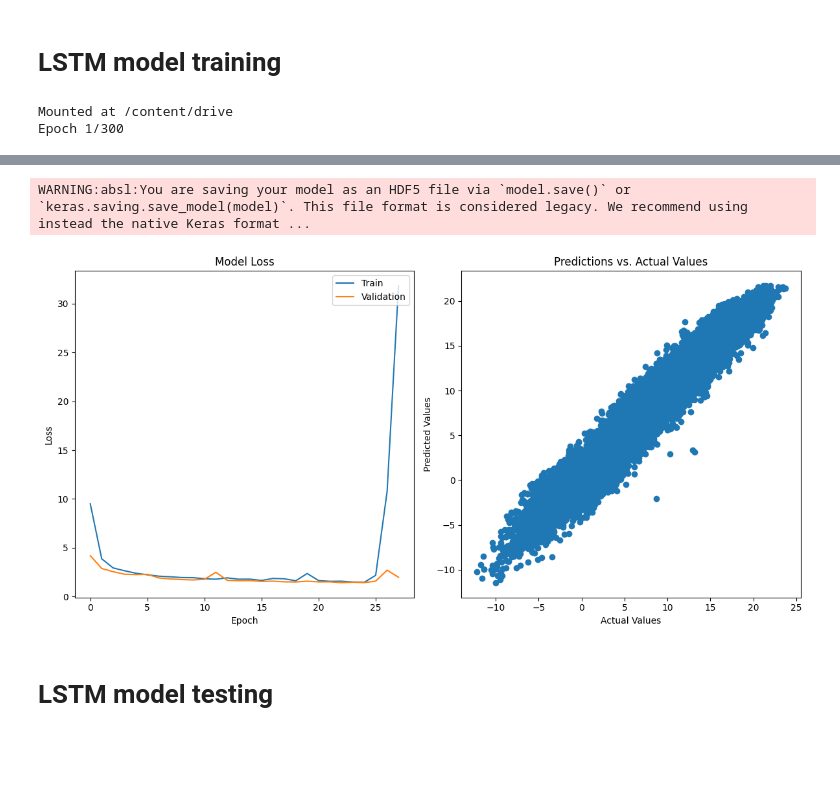
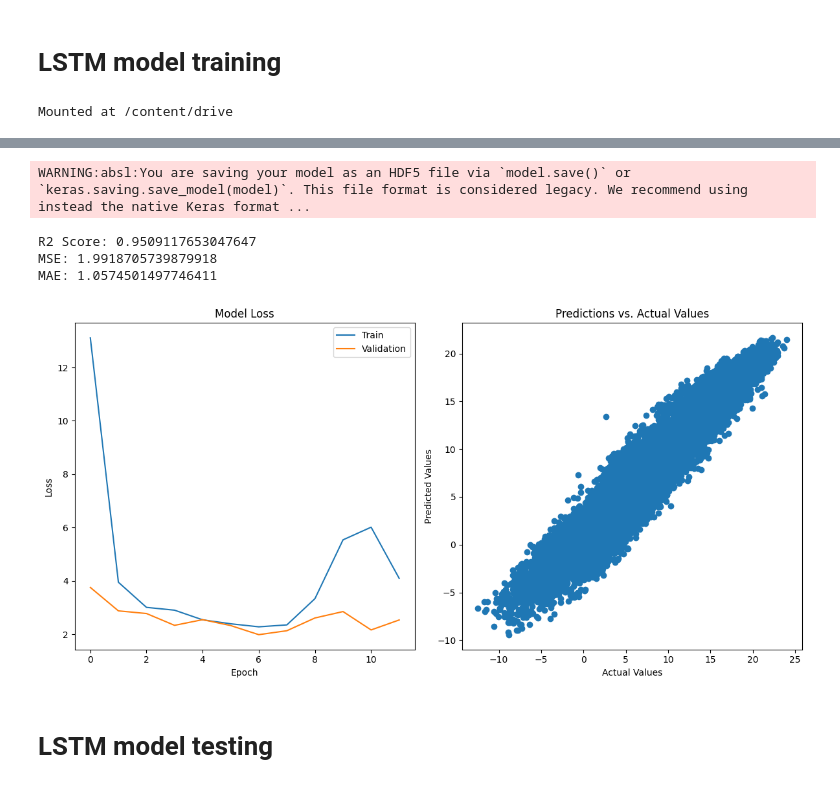
Before and after one commit to krish517/Temperature-prediction-using-different-machine-learning-models, a Jupyter notebook: Rasuwa/Codes/LSTM_TEMP_Rasuwa.ipynb, the cells around one changed output, grey strips where cells are left out. Saved outputs shown, nothing was run; the diff lists cells and outputs as text; code cells hidden in the pictures; blank space fills up the shorter version.

```diff
--- a/Rasuwa/Codes/LSTM_TEMP_Rasuwa.ipynb
+++ b/Rasuwa/Codes/LSTM_TEMP_Rasuwa.ipynb
@@ -11,7 +11,7 @@ from keras.models import Sequential
 from keras.layers import Dense, Dropout, LSTM
 from keras.optimizers import Adam
 from keras.callbacks import EarlyStopping
-from sklearn.metrics import r2_score
+from sklearn.metrics import r2_score,mean_squared_error, mean_absolute_error
 
 # Set a random seed for reproducibility
 np.random.seed(0)
@@ -21,7 +21,7 @@ from google.colab import drive
 drive.mount('/content/drive')
 
 # Load your dataset
-data = pd.read_csv("/content/drive/MyDrive/DataWind/2003_2022-rasuwa.csv")
+data = pd.read_csv("/content/drive/MyDrive/RESEARCH/temp pred/Rasuwa/Data/2003_2022_rasuwa.csv")
 
 # Changing datatype from int to float
 data["YEAR"] = data["YEAR"].astype(float)
@@ -72,8 +72,11 @@ print(f'Test Loss: {test_loss}')
 # Calculate R-squared (R2) error
 y_pred = model.predict(X_test.reshape(X_test.shape[0], X_test.shape[1], 1))
 r2 = r2_score(y_test, y_pred)
+mse = mean_squared_error(y_test, y_pred)
+mae = mean_absolute_error(y_test, y_pred)
 print(f'R2 Score: {r2}')
-
+print(f'MSE: {mse}')
+print(f'MAE: {mae}')
 # Plot training history
 plt.figure(figsize=(12, 6))
 plt.subplot(1, 2, 1)
@@ -97,4 +100,3 @@ plt.tight_layout()
 model.save('/content/drive/MyDrive/DataWind/your_model_name_rasuwa_Temp.h5')
 # %% [output]
 Mounted at /content/drive
-Epoch 1/300
@@ -118,5 +120,8 @@ R2 Score: 0.9641545279616893
 WARNING:absl:You are saving your model as an HDF5 file via `model.save()` or `keras.saving.save_model(model)`. This file format is considered legacy. We recommend using instead the native Keras format ...
+R2 Score: 0.9509117653047647
+MSE: 1.9918705739879918
+MAE: 1.0574501497746411
-[figure, old version]
+[figure, new version]
 # %% [markdown]
 # LSTM model testing
 # %%
```
Also changed, not shown: parts of 2 cells of this notebook, 3 other files.
